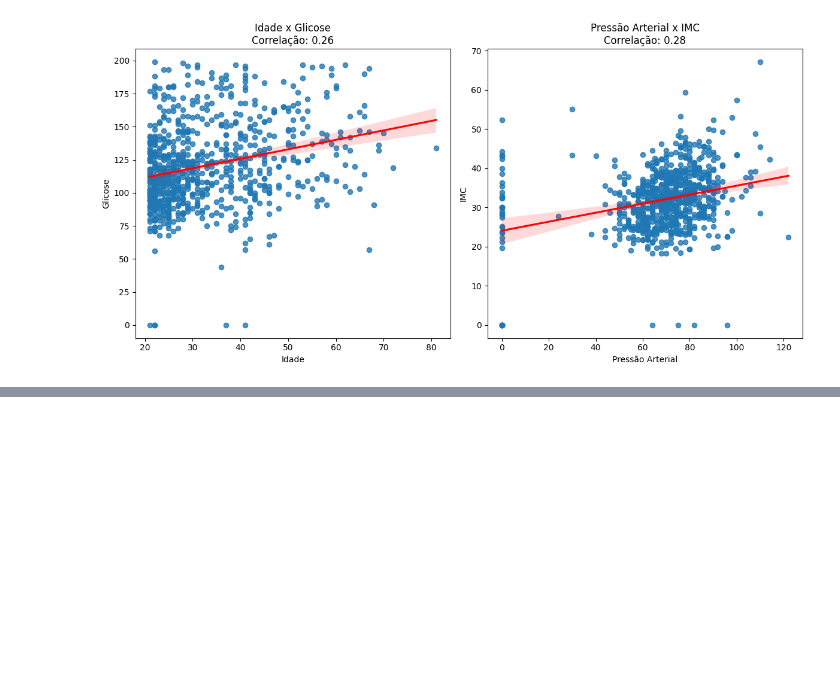
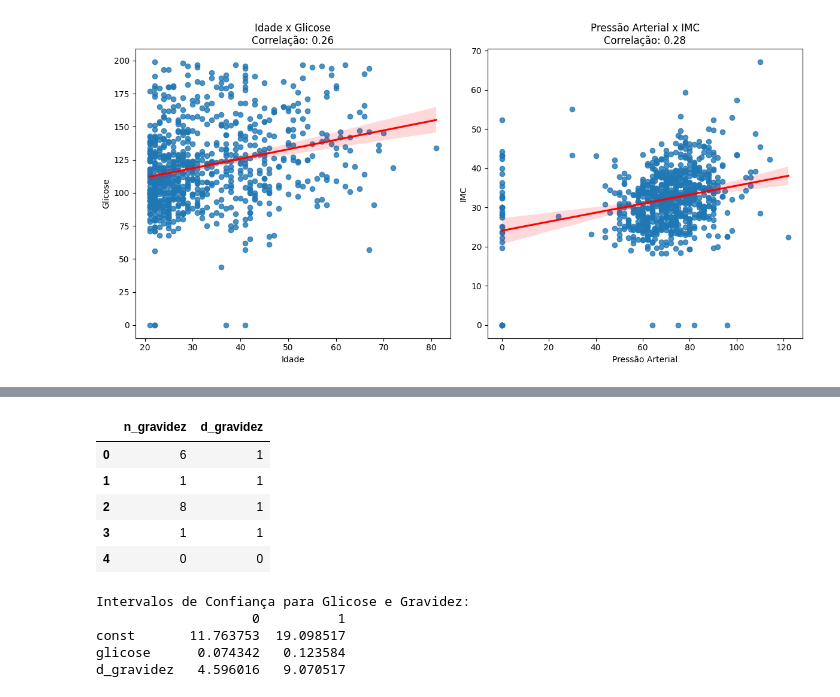
Before and after one commit to lucasrabay/Econometrics1-Final_Project, a Jupyter notebook: assignment.ipynb, the cells around one changed output, grey strips where cells are left out. Drawn from its saved outputs; the diff is of its cells as text; code cells hidden in the pictures; blank space fills up the shorter version.

```diff
--- a/assignment.ipynb
+++ b/assignment.ipynb
@@ -253,0 +485,31 @@ plt.show()
+# %%
+#Incluindo dummy da gravidez
+df_diabetes['d_gravidez'] = df_diabetes['n_gravidez'].apply(lambda x: 1 if x > 0 else 0)
+
+df_diabetes[['n_gravidez', 'd_gravidez']].head()
+# %% [output]
+|  | n_gravidez | d_gravidez |
+| 0 | 6 | 1 |
+| 1 | 1 | 1 |
+| 2 | 8 | 1 |
+| 3 | 1 | 1 |
+| 4 | 0 | 0 |
+# %%
+X = df_diabetes[['glicose', 'd_gravidez']]
+Y = df_diabetes['idade']
+
+X = sm.add_constant(X)
+model_dummy = sm.OLS(Y, X).fit()
+
+summary_dummy = model_dummy.summary()
+
+#Intervalos de confiança
+conf_int_dummy = model_dummy.conf_int(alpha=0.05)
+print("Intervalos de Confiança para Glicose e Gravidez:")
+print(conf_int_dummy)
+# %% [output]
+Intervalos de Confiança para Glicose e Gravidez:
+                    0          1
+const       11.763753  19.098517
+glicose      0.074342   0.123584
+d_gravidez   4.596016   9.070517
```
Also changed, not shown: parts of 18 cells of this notebook.
